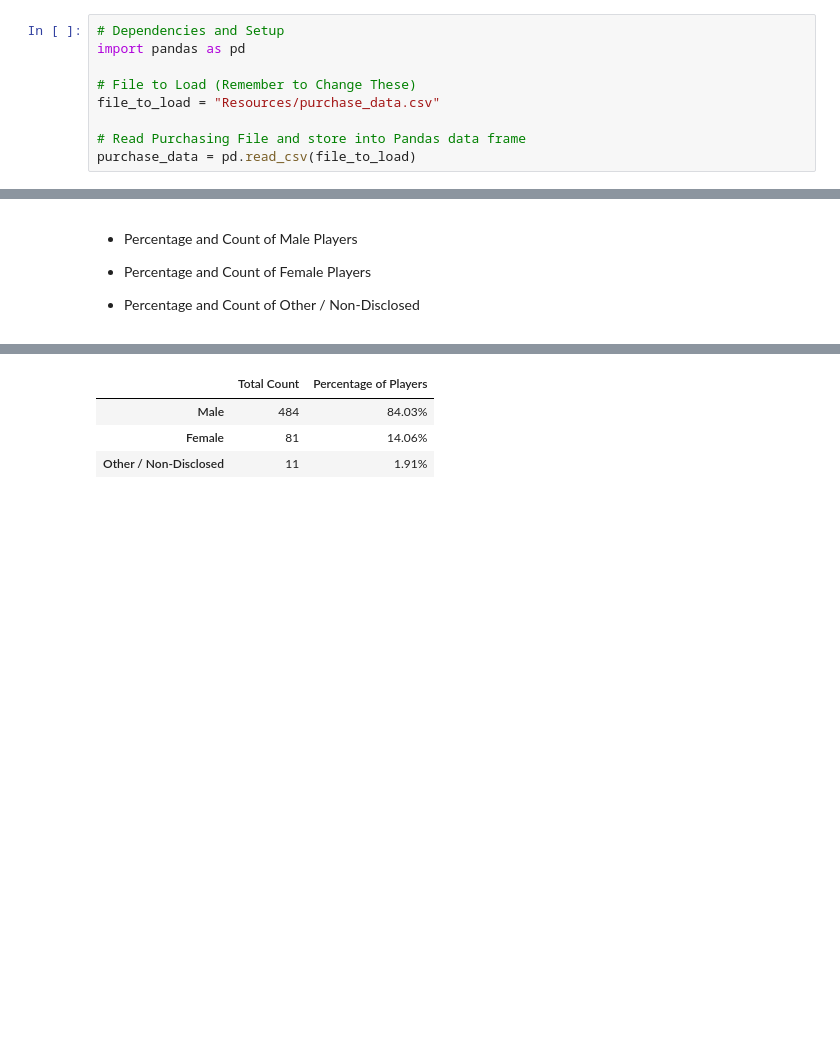
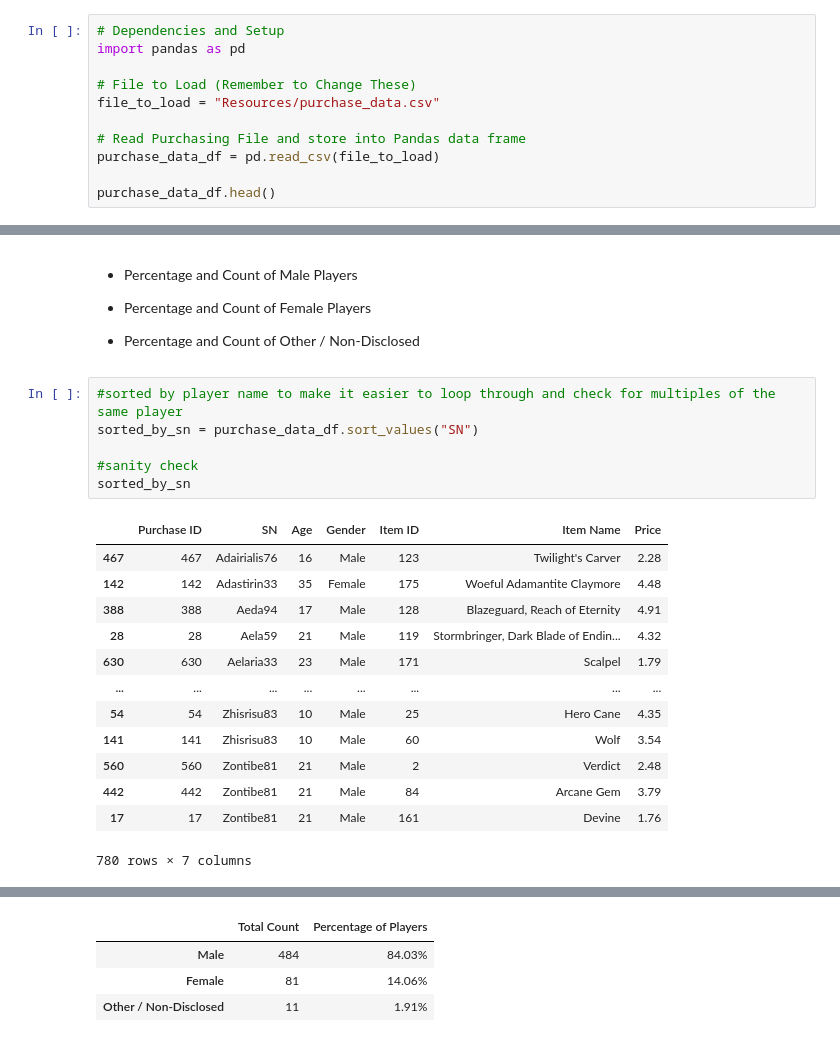
Before and after one commit to Ntorres95/pandas_challenge, a Jupyter notebook: HeroesOfPymoli_starter.ipynb, the cells around one changed output, grey strips where cells are left out. Saved outputs shown, nothing was run; the diff lists cells and outputs as text; blank space fills up the shorter version.

```diff
--- a/HeroesOfPymoli_starter.ipynb
+++ b/HeroesOfPymoli_starter.ipynb
@@ -15,4 +15,6 @@ import pandas as pd
 file_to_load = "Resources/purchase_data.csv"
 
 # Read Purchasing File and store into Pandas data frame
-purchase_data = pd.read_csv(file_to_load)
+purchase_data_df = pd.read_csv(file_to_load)
+
+purchase_data_df.head()
@@ -84,3 +109,23 @@ players_df.head()
 
 
 * Percentage and Count of Other / Non-Disclosed
+# %%
+#sorted by player name to make it easier to loop through and check for multiples of the same player
+sorted_by_sn = purchase_data_df.sort_values("SN")
+
+#sanity check
+sorted_by_sn
+# %% [output]
+|  | Purchase ID | SN | Age | Gender | Item ID | Item Name | Price |
+| 467 | 467 | Adairialis76 | 16 | Male | 123 | Twilight's Carver | 2.28 |
+| 142 | 142 | Adastirin33 | 35 | Female | 175 | Woeful Adamantite Claymore | 4.48 |
+| 388 | 388 | Aeda94 | 17 | Male | 128 | Blazeguard, Reach of Eternity | 4.91 |
+| 28 | 28 | Aela59 | 21 | Male | 119 | Stormbringer, Dark Blade of Endin... | 4.32 |
+| 630 | 630 | Aelaria33 | 23 | Male | 171 | Scalpel | 1.79 |
+| ... | ... | ... | ... | ... | ... | ... | ... |
+| 54 | 54 | Zhisrisu83 | 10 | Male | 25 | Hero Cane | 4.35 |
+| 141 | 141 | Zhisrisu83 | 10 | Male | 60 | Wolf | 3.54 |
+| 560 | 560 | Zontibe81 | 21 | Male | 2 | Verdict | 2.48 |
+| 442 | 442 | Zontibe81 | 21 | Male | 84 | Arcane Gem | 3.79 |
+| 17 | 17 | Zontibe81 | 21 | Male | 161 | Devine | 1.76 |
+780 rows × 7 columns
```
Also changed, not shown: parts of 11 cells of this notebook.
